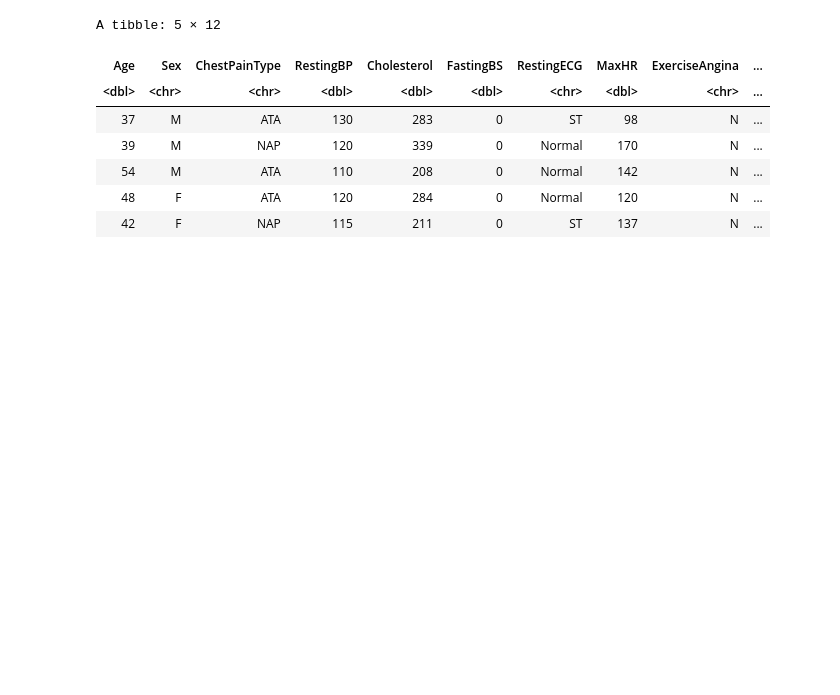
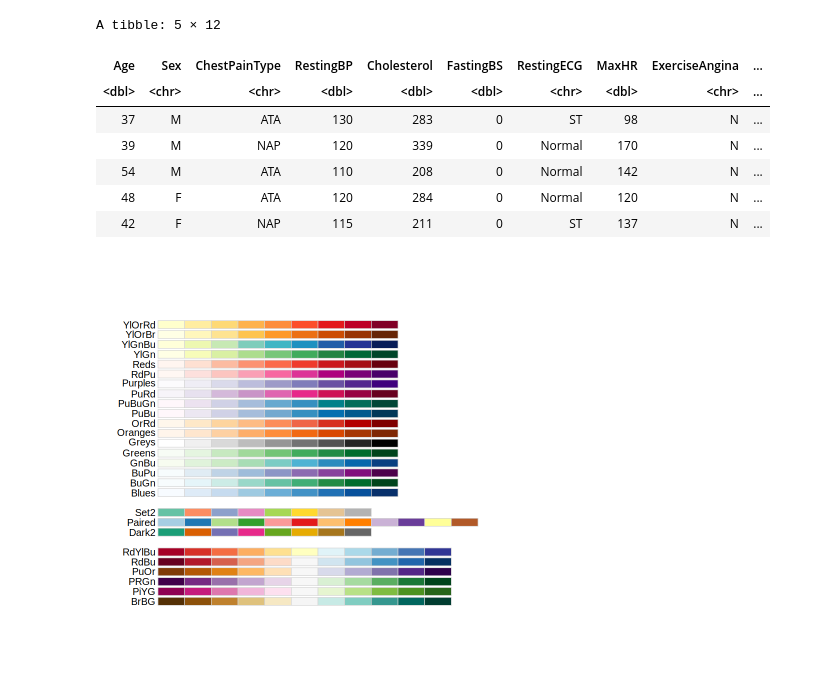
Before and after one commit to Muskandavee/PROPOSAL-, a Jupyter notebook: proposal.ipynb, the cells around one changed output. Drawn from its saved outputs; the diff is of its cells as text; code cells hidden in the pictures; blank space fills up the shorter version.

```diff
--- a/proposal.ipynb
+++ b/proposal.ipynb
@@ -67,3 +69,7 @@ A tibble: 5 × 12
 | 54 | M | ATA | 110 | 208 | 0 | Normal | 142 | N | ... |
 | 48 | F | ATA | 120 | 284 | 0 | Normal | 120 | N | ... |
 | 42 | F | NAP | 115 | 211 | 0 | ST | 137 | N | ... |
+# %%
+display.brewer.all(colorblindFriendly = TRUE)
+# %% [output]
+[figure, added]
```
Also changed, not shown: parts of 7 cells of this notebook.
